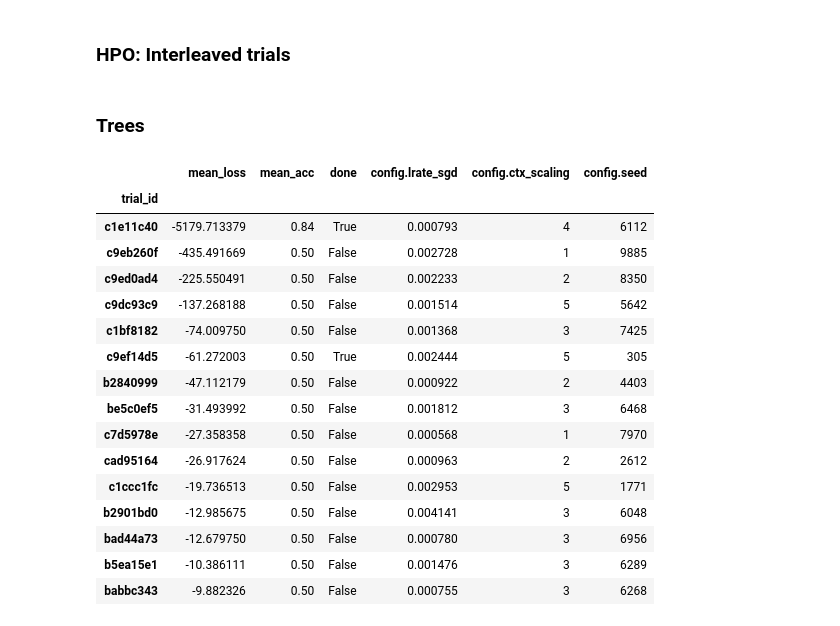
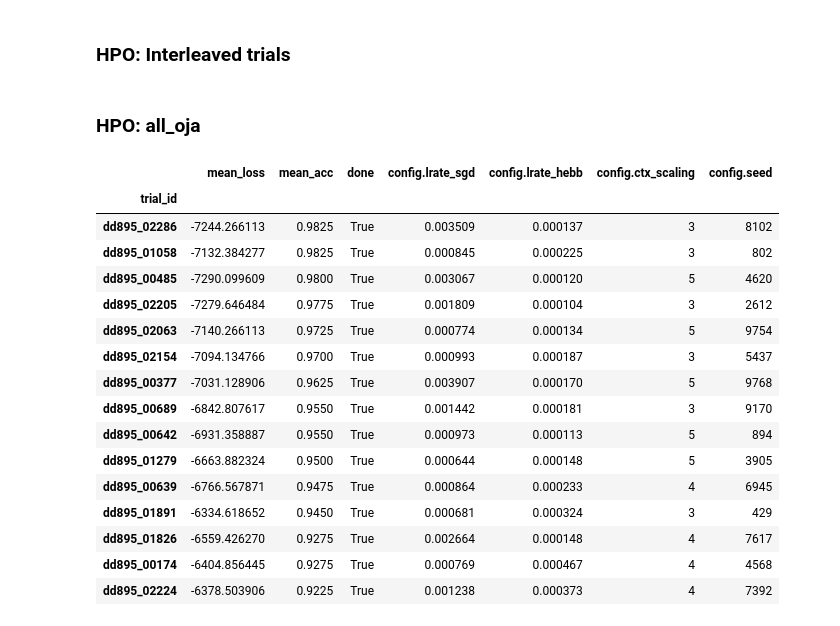
Before and after one commit to summerfieldlab/Flesch_Nagy_etal_HebbCL, a Jupyter notebook: notebooks/scratchpad.ipynb, the cells around one changed output. Drawn from its saved outputs; the diff is of its cells as text; code cells hidden in the pictures.

Commit message:
trees hpo on larger imgs with context

```diff
--- a/notebooks/scratchpad.ipynb
+++ b/notebooks/scratchpad.ipynb
@@ -178,27 +178,28 @@ train_on_blobs(args, model, optimiser, dataset, logger)
 
 print(f"config: lrate_sgd: {args.lrate_sgd:.4f}, lrate_hebb: {args.lrate_hebb:.4f}, context offset: {args.ctx_scaling}")
 print(f"terminal accuracy: {logger.results['acc_total'][-1]:.2f}, loss: {logger.results['losses_total'][-1]:.2f}")
-# %% [markdown]
-### Trees
+# %% [markdown]
+### HPO: all_oja
 # %%
-with open("../results/raytune_trees_interleaved_vanilla_1ctx.pkl","rb") as f:
+with open("../results/raytune_trees_asha_interleaved_ojaall_1ctx.pkl","rb") as f:
     df = pickle.load(f)["df"]
-df.sort_values("mean_loss").head(15)
+df = df.sort_values("mean_acc",ascending=False).head(15)
+df
 # %% [output]
-|  | mean_loss | mean_acc | done | config.lrate_sgd | config.ctx_scaling | config.seed |
-| trial_id |  |  |  |  |  |  |
-| c1e11c40 | -5179.713379 | 0.84 | True | 0.000793 | 4 | 6112 |
-| c9eb260f | -435.491669 | 0.50 | False | 0.002728 | 1 | 9885 |
-| c9ed0ad4 | -225.550491 | 0.50 | False | 0.002233 | 2 | 8350 |
-| c9dc93c9 | -137.268188 | 0.50 | False | 0.001514 | 5 | 5642 |
-| c1bf8182 | -74.009750 | 0.50 | False | 0.001368 | 3 | 7425 |
-| c9ef14d5 | -61.272003 | 0.50 | True | 0.002444 | 5 | 305 |
-| b2840999 | -47.112179 | 0.50 | False | 0.000922 | 2 | 4403 |
-| be5c0ef5 | -31.493992 | 0.50 | False | 0.001812 | 3 | 6468 |
-| c7d5978e | -27.358358 | 0.50 | False | 0.000568 | 1 | 7970 |
-| cad95164 | -26.917624 | 0.50 | False | 0.000963 | 2 | 2612 |
-| c1ccc1fc | -19.736513 | 0.50 | False | 0.002953 | 5 | 1771 |
-| b2901bd0 | -12.985675 | 0.50 | False | 0.004141 | 3 | 6048 |
-| bad44a73 | -12.679750 | 0.50 | False | 0.000780 | 3 | 6956 |
-| b5ea15e1 | -10.386111 | 0.50 | False | 0.001476 | 3 | 6289 |
-| babbc343 | -9.882326 | 0.50 | False | 0.000755 | 3 | 6268 |
+|  | mean_loss | mean_acc | done | config.lrate_sgd | config.lrate_hebb | config.ctx_scaling | config.seed |
+| trial_id |  |  |  |  |  |  |  |
+| dd895_02286 | -7244.266113 | 0.9825 | True | 0.003509 | 0.000137 | 3 | 8102 |
+| dd895_01058 | -7132.384277 | 0.9825 | True | 0.000845 | 0.000225 | 3 | 802 |
+| dd895_00485 | -7290.099609 | 0.9800 | True | 0.003067 | 0.000120 | 5 | 4620 |
+| dd895_02205 | -7279.646484 | 0.9775 | True | 0.001809 | 0.000104 | 3 | 2612 |
+| dd895_02063 | -7140.266113 | 0.9725 | True | 0.000774 | 0.000134 | 5 | 9754 |
+| dd895_02154 | -7094.134766 | 0.9700 | True | 0.000993 | 0.000187 | 3 | 5437 |
+| dd895_00377 | -7031.128906 | 0.9625 | True | 0.003907 | 0.000170 | 5 | 9768 |
+| dd895_00689 | -6842.807617 | 0.9550 | True | 0.001442 | 0.000181 | 3 | 9170 |
+| dd895_00642 | -6931.358887 | 0.9550 | True | 0.000973 | 0.000113 | 5 | 894 |
+| dd895_01279 | -6663.882324 | 0.9500 | True | 0.000644 | 0.000148 | 5 | 3905 |
+| dd895_00639 | -6766.567871 | 0.9475 | True | 0.000864 | 0.000233 | 4 | 6945 |
+| dd895_01891 | -6334.618652 | 0.9450 | True | 0.000681 | 0.000324 | 3 | 429 |
+| dd895_01826 | -6559.426270 | 0.9275 | True | 0.002664 | 0.000148 | 4 | 7617 |
+| dd895_00174 | -6404.856445 | 0.9275 | True | 0.000769 | 0.000467 | 4 | 4568 |
+| dd895_02224 | -6378.503906 | 0.9225 | True | 0.001238 | 0.000373 | 4 | 7392 |
```
Also changed, not shown: parts of 6 cells of this notebook, 7 other files.
